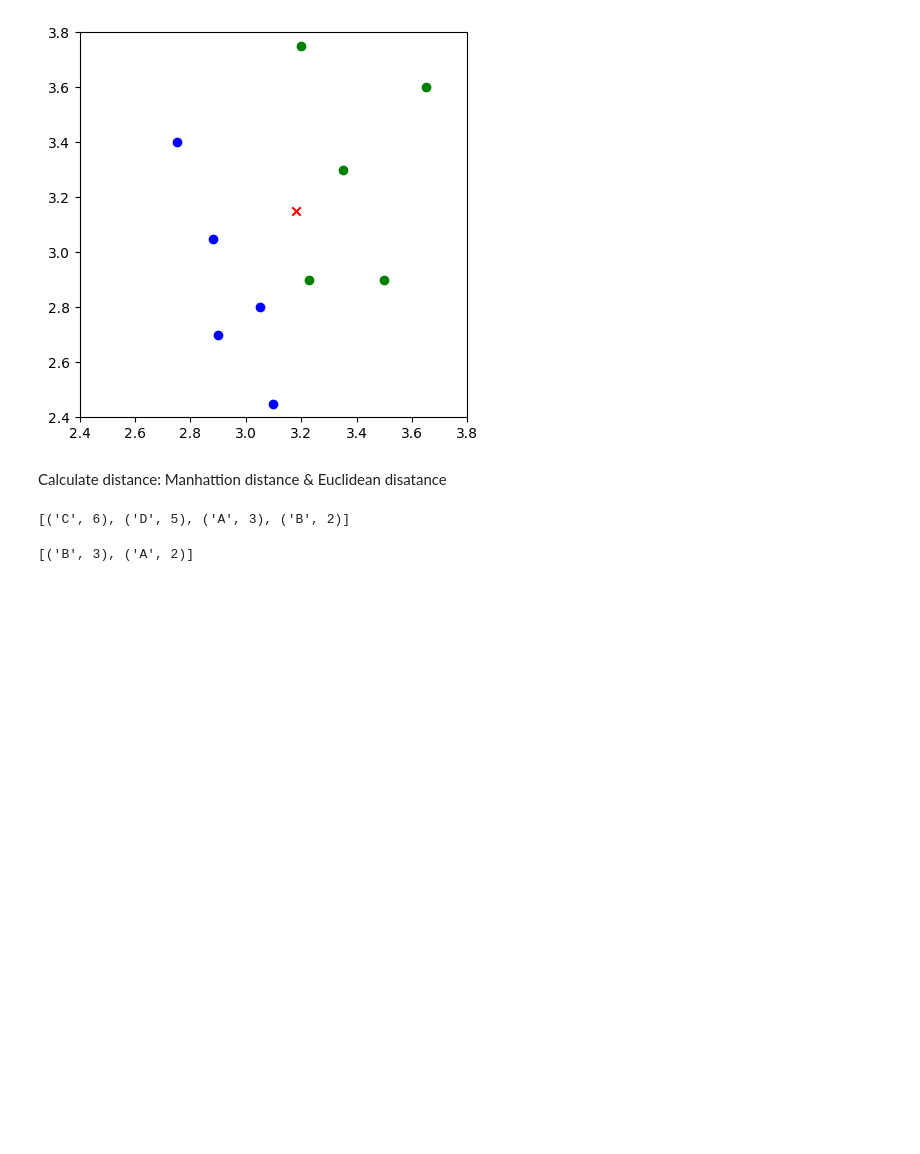
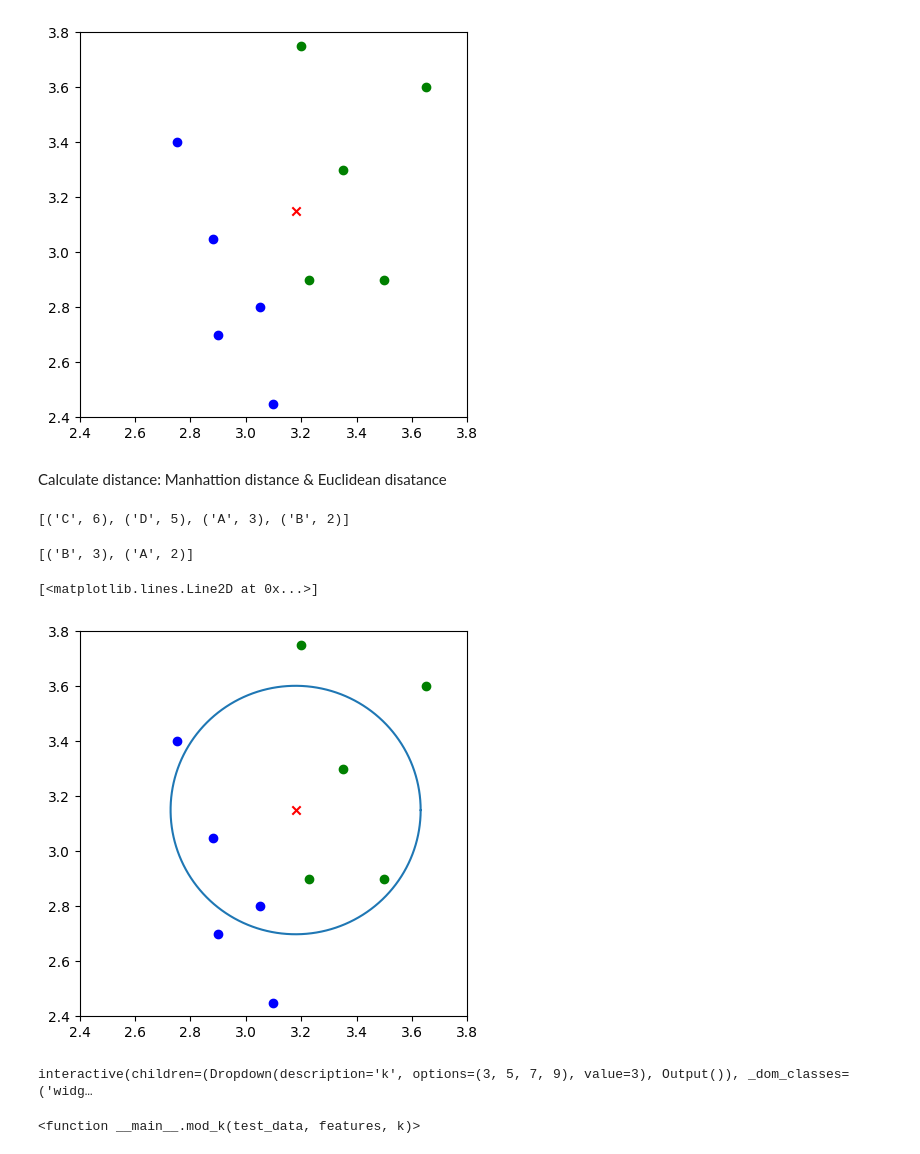
Before and after one commit to ArchemistChu/Machine-Learning-Practise, a Jupyter notebook: Classification/K_nearest_neighbors.ipynb, the cells around one changed output. Cells and saved outputs as stored; diff of their text form; code cells hidden in the pictures; blank space fills up the shorter version.

```diff
--- a/Classification/K_nearest_neighbors.ipynb
+++ b/Classification/K_nearest_neighbors.ipynb
@@ -79,7 +79,7 @@ def knn_classify(test_data,train_data,labels,k):
     distances = [euc_d(test_data,train_data[i]) for i in range(len(train_data))]
     sorted_indices = np.argsort(distances)
     sorted_distance = np.sort(distances)
-
+    r = (sorted_distance[k-1] + sorted_distance[k])/2
     class_count = {}
     for i in range(k):
         label = labels[sorted_indices[i]]
@@ -98,3 +98,21 @@ def circle(r,a,b):
     x = a + r * np.cos(theta)
     y = b + r * np.sin(theta)
     return x,y
+# %%
+circle_x,circle_y = circle(r,3.18,3.15)
+
+plt.figure(figsize=(5,5))
+plt.xlim((2.4,3.8))
+plt.ylim((2.4,3.8))
+
+x_feature = list(map(lambda x:x[0],features))
+y_feature = list(map(lambda y:y[1],features))
+
+plt.scatter(x_feature[:5], y_feature[:5], c="b")
+plt.scatter(x_feature[5:], y_feature[5:], c="g")
+plt.scatter([3.18], [3.15], c="r", marker="x")
+
+plt.plot(circle_x,circle_y)
+# %% [output]
+[<matplotlib.lines.Line2D at 0x...>]
+[figure, added]
@@ -100,0 +138,7 @@ def circle(r,a,b):
+# %%
+interact(
+    mod_k,test_data=fixed(test_data), features=fixed(features), k=[3, 5, 7, 9]
+)
+# %% [output]
+interactive(children=(Dropdown(description='k', options=(3, 5, 7, 9), value=3), Output()), _dom_classes=('widg…
+<function __main__.mod_k(test_data, features, k)>
```
Also changed, not shown: parts of 1 cell of this notebook, 18 other files.
